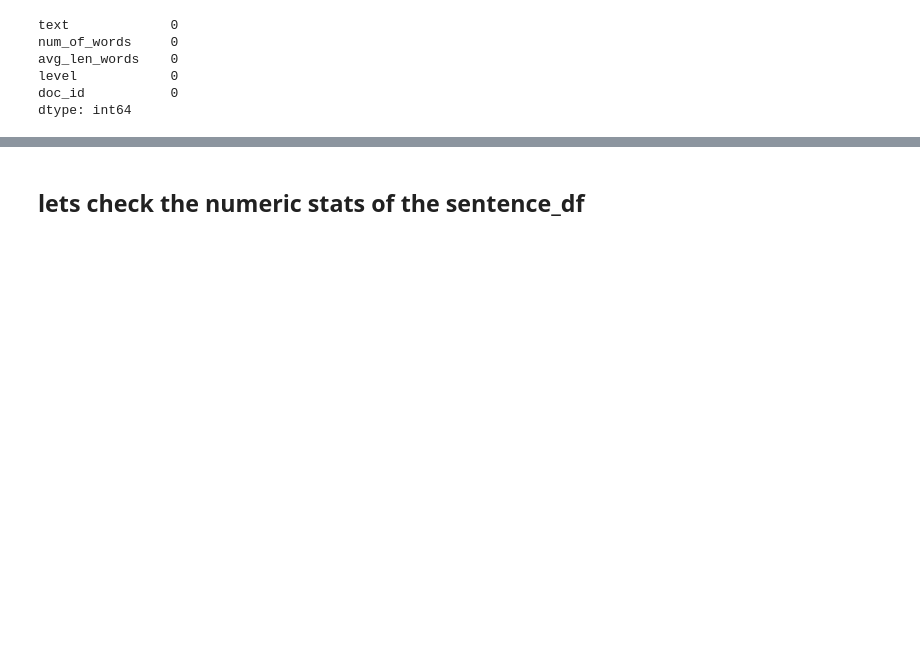
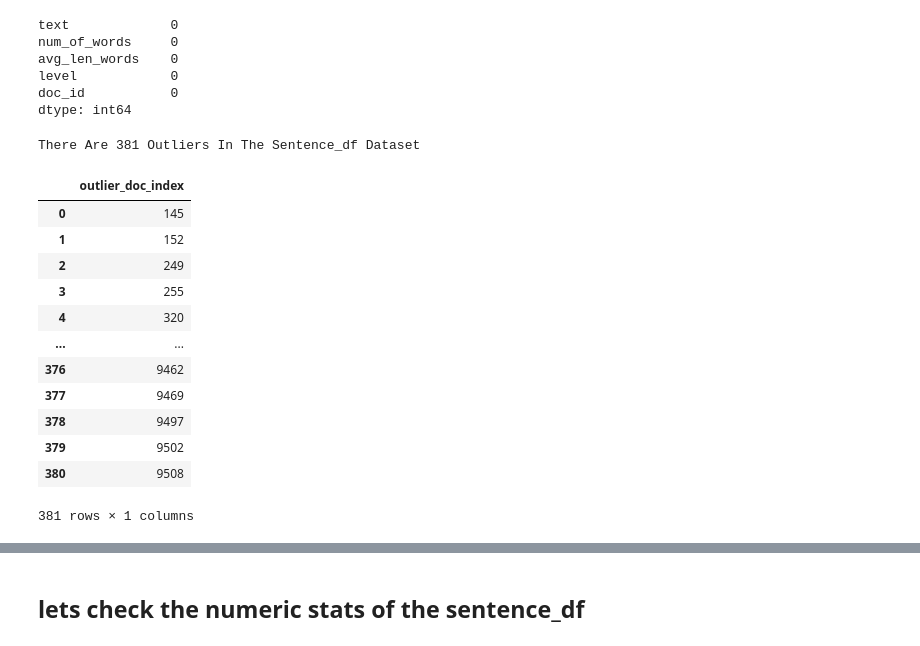
Before and after one commit to AKHILESH200/PersonifiedScriptWriter, a Jupyter notebook: phase-1-cerf/data_eda.ipynb, the cells around one changed output, grey strips where cells are left out. Saved outputs shown, nothing was run; the diff lists cells and outputs as text; code cells hidden in the pictures; blank space fills up the shorter version.

```diff
--- a/phase-1-cerf/data_eda.ipynb
+++ b/phase-1-cerf/data_eda.ipynb
@@ -65,3 +65,33 @@ avg_len_words    0
 level            0
 doc_id           0
 dtype: int64
+# %%
+
+Q1 = sentence_df[['num_of_words', 'avg_len_words']].quantile(0.25)
+Q3 = sentence_df[['num_of_words', 'avg_len_words']].quantile(0.75)
+
+IQR = Q3 - Q1
+
+threshold = 1.5
+outliers = (sentence_df[['num_of_words', 'avg_len_words']] < (Q1 - threshold * IQR)) | (sentence_df[['num_of_words', 'avg_len_words']] > (Q3 + threshold * IQR))
+
+#print(outliers[outliers.any(axis=1)].index)
+found_outliers=pd.DataFrame(outliers[outliers.any(axis=1)].index)
+found_outliers.rename(columns={found_outliers.columns[0]: 'outlier_doc_index'}, inplace=True)
+print(f"There Are {len(found_outliers)} Outliers In The Sentence_df Dataset")
+found_outliers
+# %% [output]
+There Are 381 Outliers In The Sentence_df Dataset
+|  | outlier_doc_index |
+| 0 | 145 |
+| 1 | 152 |
+| 2 | 249 |
+| 3 | 255 |
+| 4 | 320 |
+| ... | ... |
+| 376 | 9462 |
+| 377 | 9469 |
+| 378 | 9497 |
+| 379 | 9502 |
+| 380 | 9508 |
+381 rows × 1 columns
```
Also changed, not shown: parts of 4 cells of this notebook.
